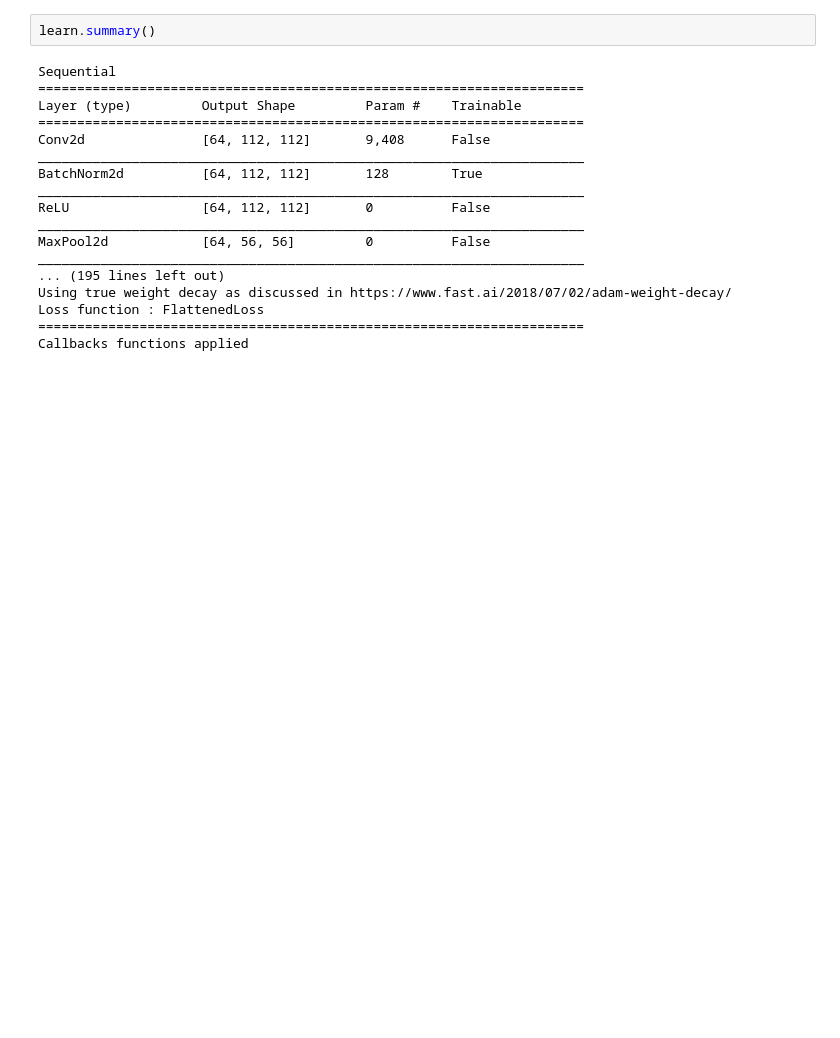
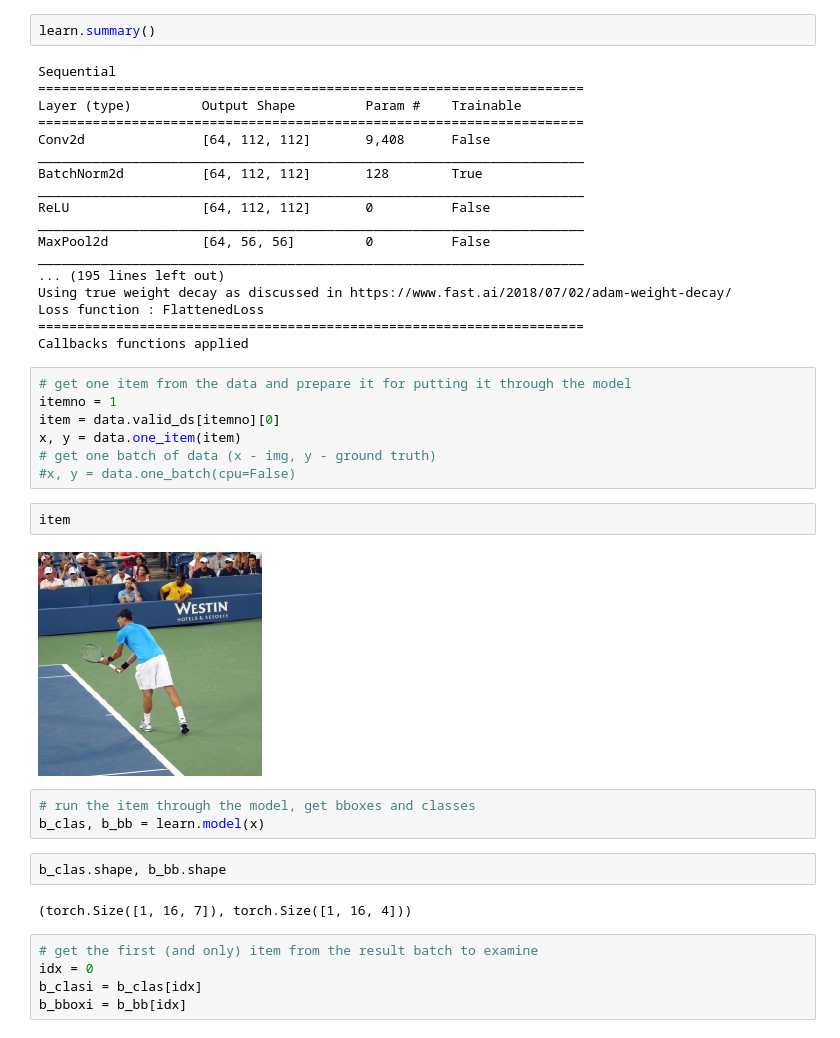
Before and after one commit to chosia/fastai-coco-object-detection, a Jupyter notebook: coco-object-detection.ipynb, the cells around one changed output. Saved outputs shown, nothing was run; the diff lists cells and outputs as text; blank space fills up the shorter version.

Commit message:
Managed to get one item and run it through the model.

```diff
--- a/coco-object-detection.ipynb
+++ b/coco-object-detection.ipynb
@@ -192,3 +190,26 @@ Using true weight decay as discussed in https://www.fast.ai/2018/07/02/adam-weig
 Loss function : FlattenedLoss
 ======================================================================
 Callbacks functions applied
+# %%
+# get one item from the data and prepare it for putting it through the model
+itemno = 1
+item = data.valid_ds[itemno][0]
+x, y = data.one_item(item)
+# get one batch of data (x - img, y - ground truth)
+#x, y = data.one_batch(cpu=False)
+# %%
+item
+# %% [output]
+[figure, added]
+# %%
+# run the item through the model, get bboxes and classes
+b_clas, b_bb = learn.model(x)
+# %%
+b_clas.shape, b_bb.shape
+# %% [output]
+(torch.Size([1, 16, 7]), torch.Size([1, 16, 4]))
+# %%
+# get the first (and only) item from the result batch to examine
+idx = 0
+b_clasi = b_clas[idx]
+b_bboxi = b_bb[idx]
```
Also changed, not shown: parts of 11 cells of this notebook.
